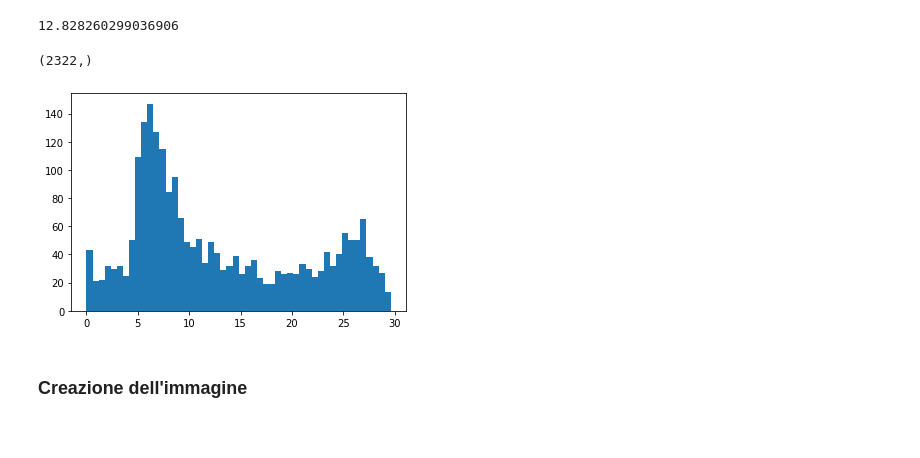
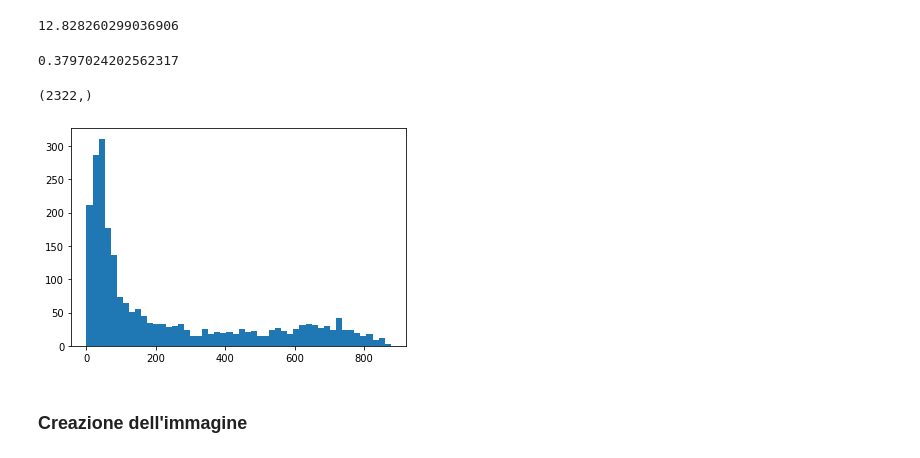
Before and after one commit to mirkobrig24/Parking-Occupancy-Prediction, a Jupyter notebook: calcolo_varianza.ipynb, the cells around one changed output. Saved outputs shown, nothing was run; the diff lists cells and outputs as text; code cells hidden in the pictures.

```diff
--- a/calcolo_varianza.ipynb
+++ b/calcolo_varianza.ipynb
@@ -17,5 +13,7 @@ import geopandas as gds
 # %%
-DATAPATH = 'results/input_weighted_time_1h.h5'
+#DATAPATH = 'results/feat_sosta_media_contemporanea_1h.h5'
+DATAPATH = 'results/feat_mean_time_1h.h5'
+
 nb_flow = 1 # i.e. inflow and outflow
 T = 24 # number timestamps per day
 days_test = 122
@@ -116,17 +118,22 @@ np.median(data_std)
 data_std.mean()
 # %% [output]
 12.828260299036906
+# %%
+cv = data_std.mean()/data.mean()
+cv
+# %% [output]
+0.3797024202562317
 # %%
 np.reshape(data_variance, (data_variance.shape[0]*data_variance.shape[1])).shape
 # %% [output]
 (2322,)
 # %%
 #n, bins, patches =
-plt.hist(np.reshape(data_std, (data_std.shape[0]*data_std.shape[1])), bins = 50)
+plt.hist(np.reshape(data_variance, (data_variance.shape[0]*data_variance.shape[1])), bins = 50)
 plt.show()
 #plt.savefig('distruzione_varianza.png')
 # %% [output]
-[figure, old version]
+[figure, new version]
 # %% [markdown]
 ### Creazione dell'immagine
 # %%
```
Also changed, not shown: parts of 4 cells of this notebook, 41 other files.
